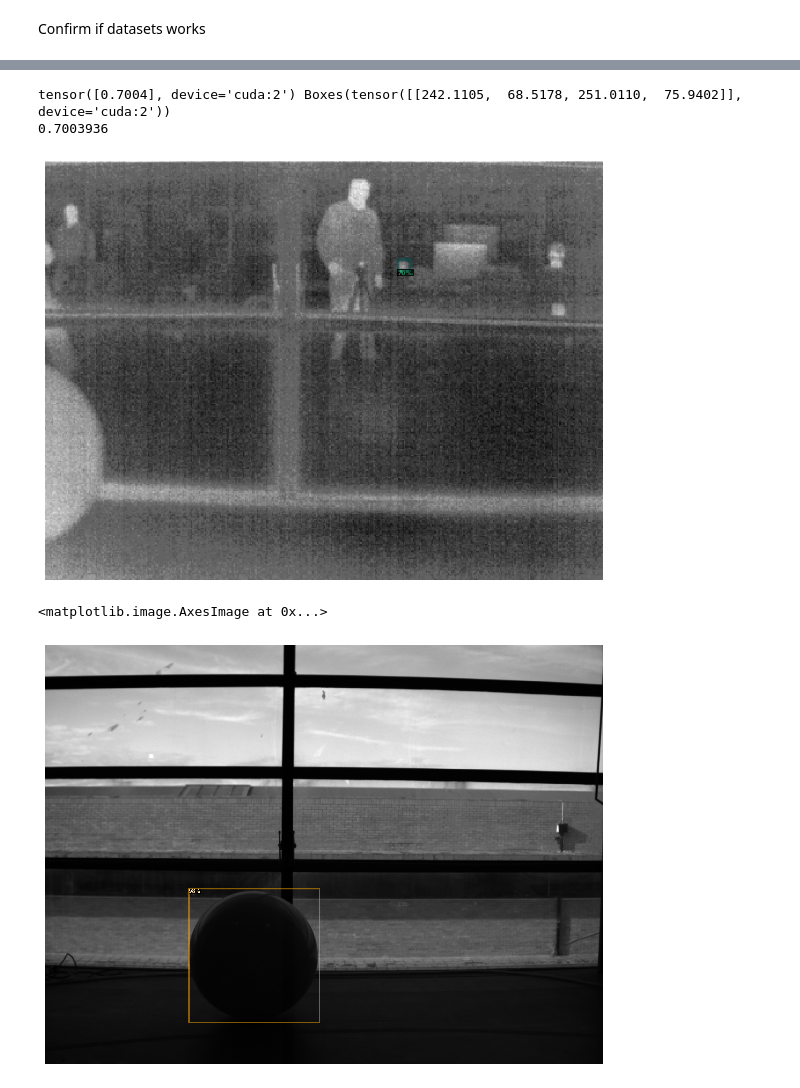
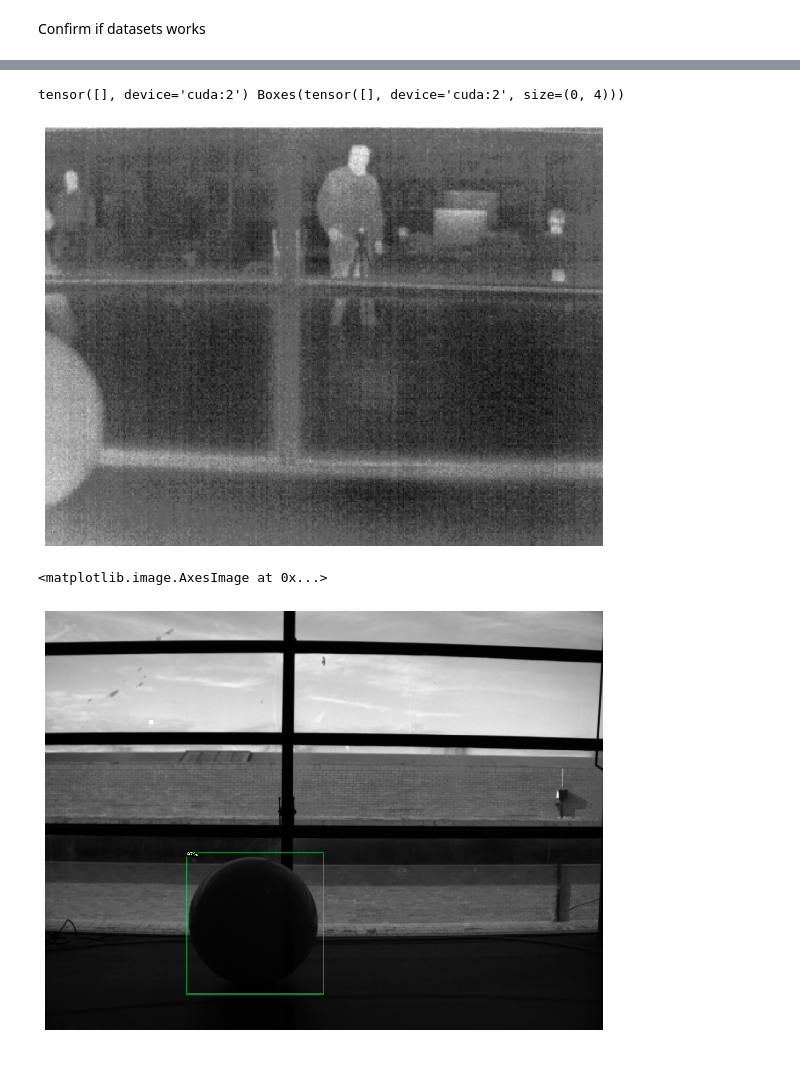
Before and after one commit to danifpdra/ball_detection, a Jupyter notebook: ball_detection.ipynb, the cells around one changed output, grey strips where cells are left out. Drawn from its saved outputs; the diff is of its cells as text; code cells hidden in the pictures.

```diff
--- a/ball_detection.ipynb
+++ b/ball_detection.ipynb
@@ -167,11 +167,11 @@ cfg.MODEL.WEIGHTS = model_zoo.get_checkpoint_url("COCO-Detection/faster_rcnn_R_5
 cfg.SOLVER.IMS_PER_BATCH = 2
 cfg.SOLVER.BASE_LR = 0.00025  # pick a good LR
 cfg.SOLVER.MAX_ITER = 2000    # 300 iterations seems good enough for this toy dataset; you may need to train longer for a practical dataset
-cfg.MODEL.ROI_HEADS.BATCH_SIZE_PER_IMAGE = 128   # faster, and good enough for this toy dataset (default: 512)
+cfg.MODEL.ROI_HEADS.BATCH_SIZE_PER_IMAGE = 512   # faster, and good enough for this toy dataset (default: 512)
 cfg.MODEL.ROI_HEADS.NUM_CLASSES = 1  # only has one class (ballon)
 
 os.makedirs(cfg.OUTPUT_DIR, exist_ok=True)
 trainer = DefaultTrainer(cfg)
-trainer.resume_or_load(resume=False)
+trainer.resume_or_load(resume=True)
 trainer.train()
 # %% [output]
@@ -222,22 +201,21 @@ predictor = DefaultPredictor(cfg)
 # %%
 im = cv2.imread("/home/danielarato/ball_detection/Datasets/train/bag_2cam/thermic/1579790238028925357.png")
 
 outputs = predictor(im)
 print(outputs["instances"].scores, outputs["instances"].pred_boxes)
 
 # We can use `Visualizer` to draw the predictions on the image.
 v = Visualizer(im[:, :, ::-1], MetadataCatalog.get(cfg.DATASETS.TRAIN[0]), scale=1.2)
 v = v.draw_instance_predictions(outputs["instances"].to("cpu"))
 _, ax = plt.subplots(figsize=(10, 10))
 ax.axis('off')
 ax.imshow(v.get_image()[:, :, ::-1])
 
 results=outputs["instances"].to("cpu")
-results.pred_boxes.tensor[0].numpy()
+# results.pred_boxes.tensor[0].numpy()
 # %% [output]
-tensor([0.7004], device='cuda:2') Boxes(tensor([[242.1105,  68.5178, 251.0110,  75.9402]], device='cuda:2'))
-0.7003936
+tensor([], device='cuda:2') Boxes(tensor([], device='cuda:2', size=(0, 4)))
-[figure, old version]
+[figure, new version]
 # %%
 im_rgb = cv2.imread("/home/danielarato/ball_detection/Datasets/train/bag_2cam/RGB/1579790235832626993.png")
 
@@ -250,7 +228,7 @@ ax.axis('off')
 ax.imshow(v.get_image()[:, :, ::-1])
 # %% [output]
 <matplotlib.image.AxesImage at 0x...>
-[figure, old version]
+[figure, new version]
 # %%
 # cameraMatrix=[[708.30536, 0, 170.51079],
 #  [0, 714.59424, 130.0705],
```
Also changed, not shown: parts of 7 cells of this notebook, 1 other file.
